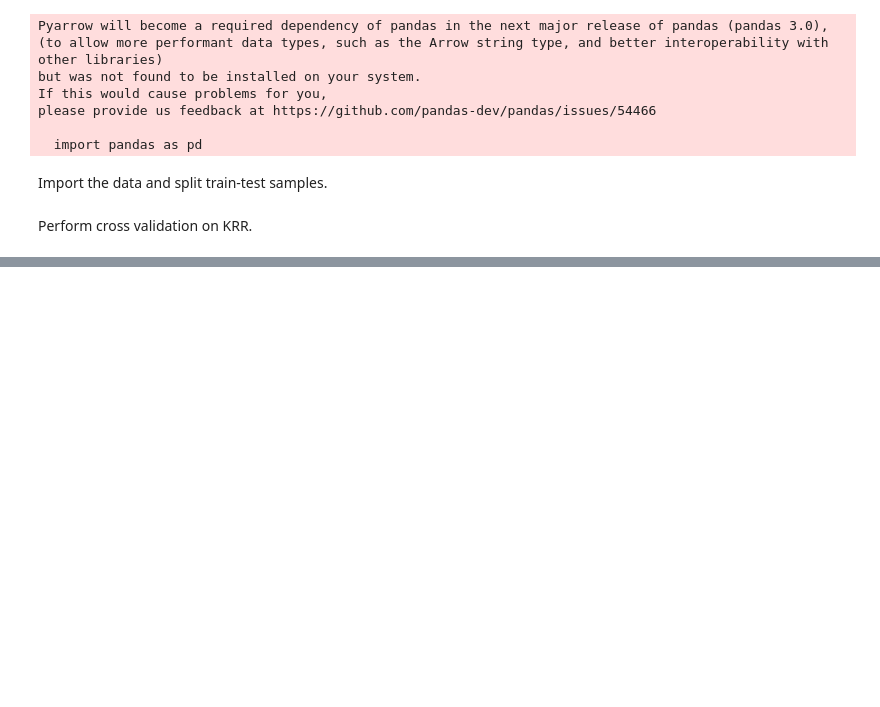
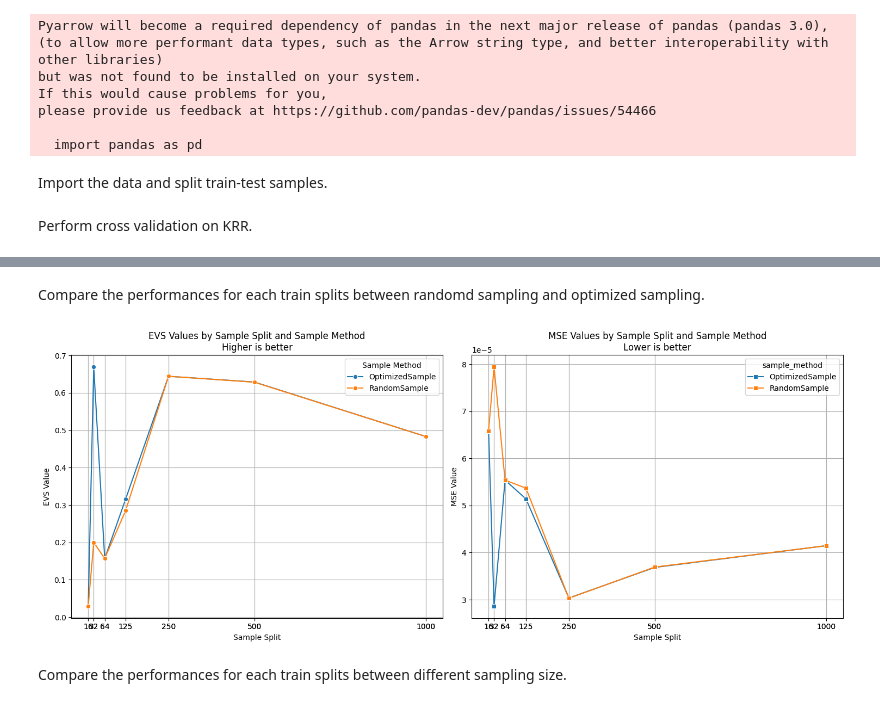
Before and after one commit to Lui5ito/GraduationProject, a Jupyter notebook: Experimental Part/CrossValidation_KRR.ipynb, the cells around one changed output, grey strips where cells are left out. Saved outputs shown, nothing was run; the diff lists cells and outputs as text; code cells hidden in the pictures; blank space fills up the shorter version.

```diff
--- a/Experimental Part/CrossValidation_KRR.ipynb
+++ b/Experimental Part/CrossValidation_KRR.ipynb
@@ -218,10 +287,10 @@ please provide us feedback at https://github.com/pandas-dev/pandas/issues/54466
 Import the data and split train-test samples.
 # %%
 # Imports the potentials, the efficieny, omega and p
-_, sinkhorn_potentials, efficiency, omega, P = import_blades_and_sinkhornPotentials_and_scalars(train_split = train1000,
-                                                                                                split_name = "train1000",
+_, sinkhorn_potentials, efficiency, omega, P = import_blades_and_sinkhornPotentials_and_scalars(train_split = train250,
+                                                                                                split_name = "train250",
                                                                                                 sample_func = random_subsample_fn,
-                                                                                                sample_fun_name = "RandomSample",
+                                                                                                sample_fun_name = "OptimizedSample",
                                                                                                 sample_size = 1000,
                                                                                                 epsilon = 0.01,
                                                                                                 path = None)
@@ -318,0 +381,2 @@ Explained Variance Score on the Test Set: 0.48316480154680086
+# %% [markdown]
+Compare the performances for each train splits between randomd sampling and optimized sampling.
@@ -318,0 +425,32 @@ Explained Variance Score on the Test Set: 0.48316480154680086
+# %%
+import seaborn as sns
+
+df = pd.DataFrame(my_results)
+
+fig, axs = plt.subplots(1, 2, figsize=(15, 6))
+
+# Plot for 'eve' data
+sns.lineplot(data=df, x='sample_split', y='evs', hue='sample_method', marker='o', ax=axs[0])
+axs[0].set_title('EVS Values by Sample Split and Sample Method\nHigher is better')
+axs[0].set_xlabel('Sample Split')
+axs[0].set_ylabel('EVS Value')
+axs[0].legend(title='Sample Method')
+axs[0].grid(True)
+axs[0].set_xticks(df['sample_split'])
+axs[0].set_xticklabels(df['sample_split'])
+
+# Plot for 'use' data
+sns.lineplot(data=df, x='sample_split', y='mse', hue='sample_method', marker='s', ax=axs[1])
+axs[1].set_title('MSE Values by Sample Split and Sample Method\nLower is better')
+axs[1].set_xlabel('Sample Split')
+axs[1].set_ylabel('MSE Value')
+axs[1].grid(True)
+axs[1].set_xticks(df['sample_split'])
+axs[1].set_xticklabels(df['sample_split'])
+
+plt.tight_layout()
+plt.show()
+# %% [output]
+[figure, added]
+# %% [markdown]
+Compare the performances for each train splits between different sampling size.
```
Also changed, not shown: parts of 7 cells of this notebook, 8 other files.
